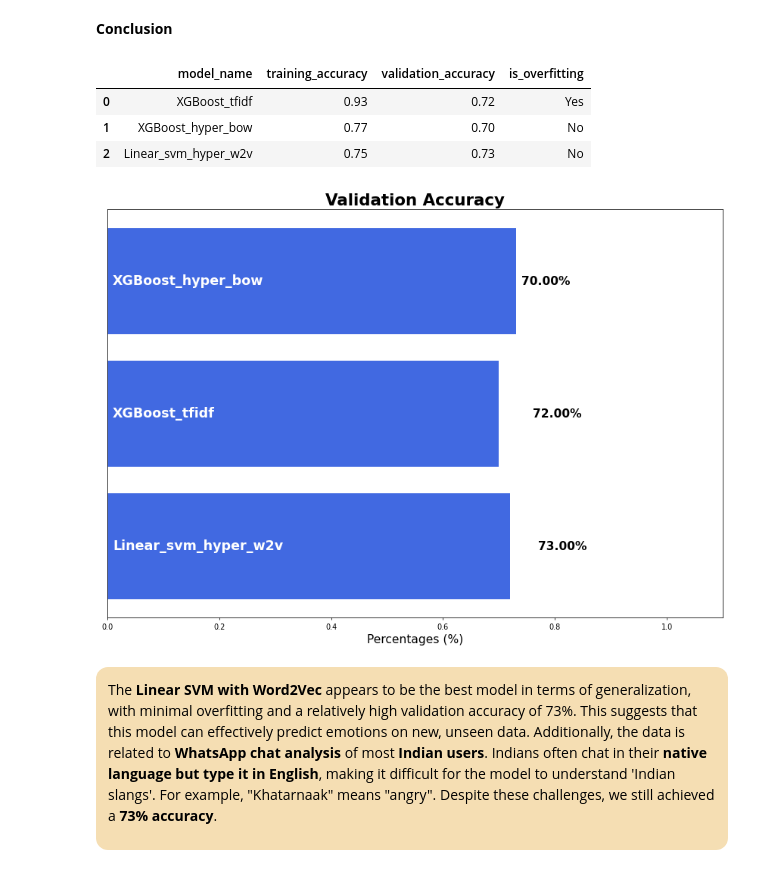
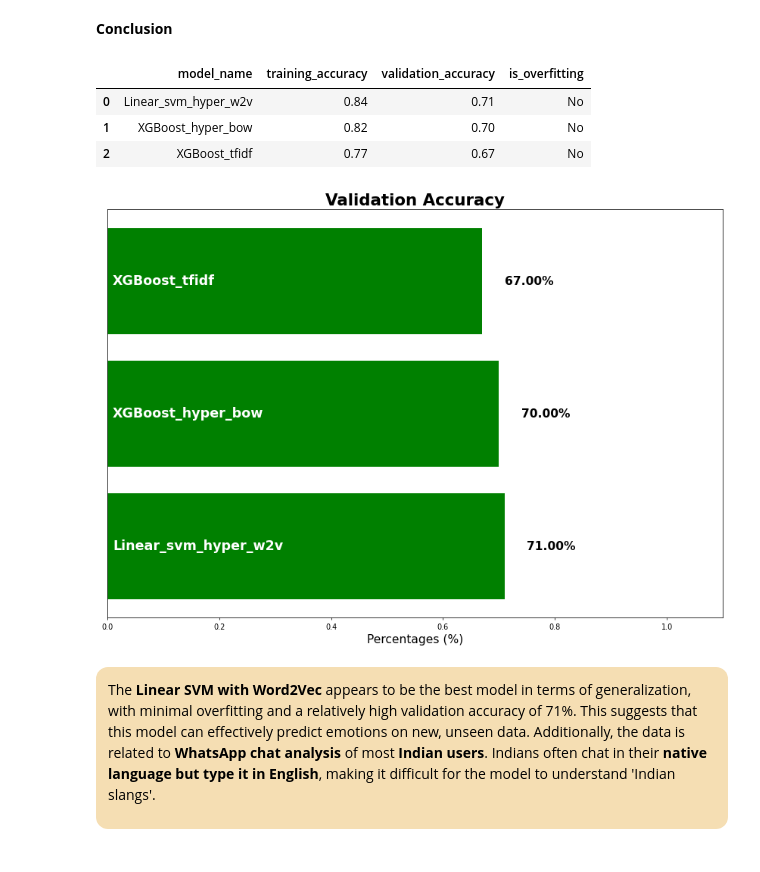
Before and after one commit to Rnajnar/Intensity_Analysis-, a Jupyter notebook: Intensity_Analysis_RashmiRanjan.ipynb, the cells around one changed output. Drawn from its saved outputs; the diff is of its cells as text; code cells hidden in the pictures.

```diff
--- a/Intensity_Analysis_RashmiRanjan.ipynb
+++ b/Intensity_Analysis_RashmiRanjan.ipynb
@@ -1851,22 +1839,25 @@ After doing hypertunning, the model is performing well, got accuracy: <b>73%, mi
 # %%
 data = {
     'model_name': [
+        'Linear_svm_hyper_w2v',
+         'XGBoost_hyper_bow',
         'XGBoost_tfidf',
-        'XGBoost_hyper_bow',
-        'Linear_svm_hyper_w2v'
+
+
+
     ],
     'training_accuracy': [
-        0.93,
-        0.77,
-        0.75
+        0.84,
+        0.82,
+        0.77
     ],
     'validation_accuracy': [
-        0.72,
+        0.71,
         0.70,
-        0.73
+        0.67
     ],
     'is_overfitting': [
-        "Yes",  # XGBoost_tfidf has a large gap between training and validation accuracy
+        "No",  # XGBoost_tfidf has a large gap between training and validation accuracy
         "No", # XGBoost_hyper_bow has a smaller gap
        "No", # Linear_svm_hyper_w2v has a very small gap
     ]
@@ -1876,36 +1867,37 @@ results = pd.DataFrame(data)
 results
 # %% [output]
 |  | model_name | training_accuracy | validation_accuracy | is_overfitting |
-| 0 | XGBoost_tfidf | 0.93 | 0.72 | Yes |
-| 1 | XGBoost_hyper_bow | 0.77 | 0.70 | No |
-| 2 | Linear_svm_hyper_w2v | 0.75 | 0.73 | No |
+| 0 | Linear_svm_hyper_w2v | 0.84 | 0.71 | No |
+| 1 | XGBoost_hyper_bow | 0.82 | 0.70 | No |
+| 2 | XGBoost_tfidf | 0.77 | 0.67 | No |
 # %%
 import matplotlib.pyplot as plt
 # Prepare values
 results.sort_values(by='validation_accuracy', ascending=False, inplace=True)
 
 # Plot the barh chart
 fig, ax = plt.subplots(figsize=(15, 10), dpi=70)
-ax.barh(results.index, results['validation_accuracy'], color='royalblue')
+ax.barh(results.index, results['validation_accuracy'], color='green')
 
 # Annotate the values and indexes
 for i, (value, name) in enumerate(zip(results['validation_accuracy'], results['model_name'])):
     ax.text(value + 0.04, i, f"{value:.2%}", ha='left', va='center', fontweight='bold', color='black', fontsize=16)
     ax.text(0.01, i, name, ha='left', va='center', fontweight='bold', color='white', fontsize=18)
 
 # Remove yticks
 ax.set_yticks([])
 
 # Set x-axis limit
 ax.set_xlim([0, 1.10])
 
 # Add title and xlabel
 plt.title("Validation Accuracy", fontweight='bold', fontsize=22)
 plt.xlabel('Percentages (%)', fontsize=16)
 plt.show()
 # %% [output]
-[figure, old version]
+[figure, new version]
 # %% [markdown]
 <div style="background-color:#f5deb3; padding:12px;border-radius:12px">
-    <p>The <b>Linear SVM with Word2Vec</b> appears to be the best model in terms of generalization, with minimal overfitting and a relatively high validation accuracy of 73%. This suggests that this model can effectively predict emotions on new, unseen data. Additionally, the data is related to <b>WhatsApp chat analysis</b> of most <b>Indian users</b>. Indians often chat in their <b>native language but type it in English</b>, making it difficult for the model to understand 'Indian slangs'. For example, "Khatarnaak" means "angry". Despite these challenges, we still achieved a <b>73% accuracy</b>.</p>
+    <p>The <b>Linear SVM with Word2Vec</b> appears to be the best model in terms of generalization, with minimal overfitting and a relatively high validation accuracy of 71%. This suggests that this model can effectively predict emotions on new, unseen data. Additionally, the data is related to <b>WhatsApp chat analysis</b> of most <b>Indian users</b>. Indians often chat in their <b>native language but type it in English</b>, making it difficult for the model to understand 'Indian slangs'.</p>
+
 </div>
```
Also changed, not shown: parts of 32 cells of this notebook.
